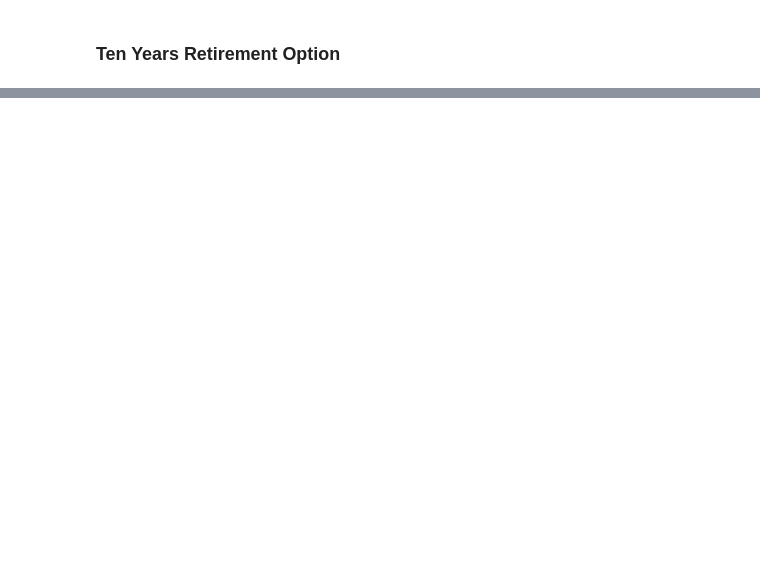
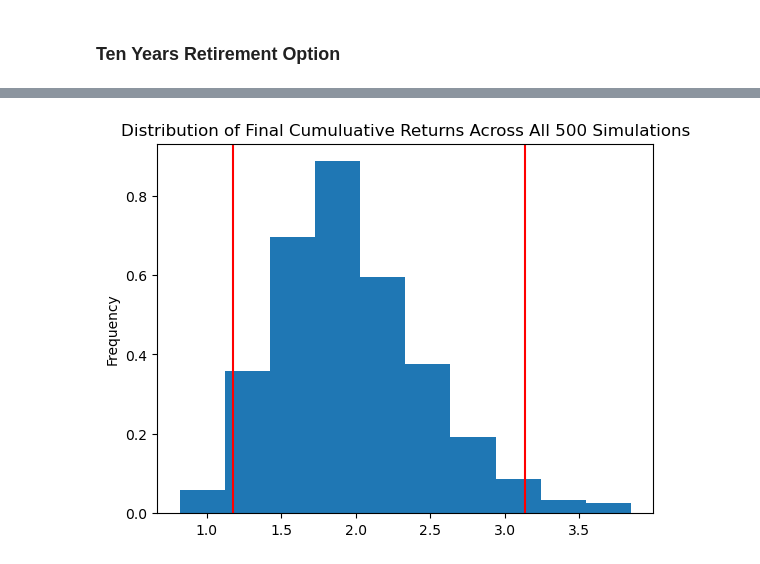
Before and after one commit to ravyeles/Columbia-FinTech-Bootcamp, a Jupyter notebook: Assignments/Module 5 - Feb 7th/financial-planner.ipynb, the cells around one changed output, grey strips where cells are left out. Saved outputs shown, nothing was run; the diff lists cells and outputs as text; code cells hidden in the pictures; blank space fills up the shorter version.

```diff
--- a/Assignments/Module 5 - Feb 7th/financial-planner.ipynb
+++ b/Assignments/Module 5 - Feb 7th/financial-planner.ipynb
@@ -357,5 +423,7 @@ print(f"There is a 95% chance that an initial investment of ${initial_investment
 # %%
 # Plot probability distribution and confidence intervals
-# YOUR CODE HERE!
+dist_plot = MC_tenyear.plot_distribution()
+# %% [output]
+[figure, added]
 # %%
 # Fetch summary statistics from the Monte Carlo simulation results
```
Also changed, not shown: parts of 27 cells of this notebook, 7 other files.
